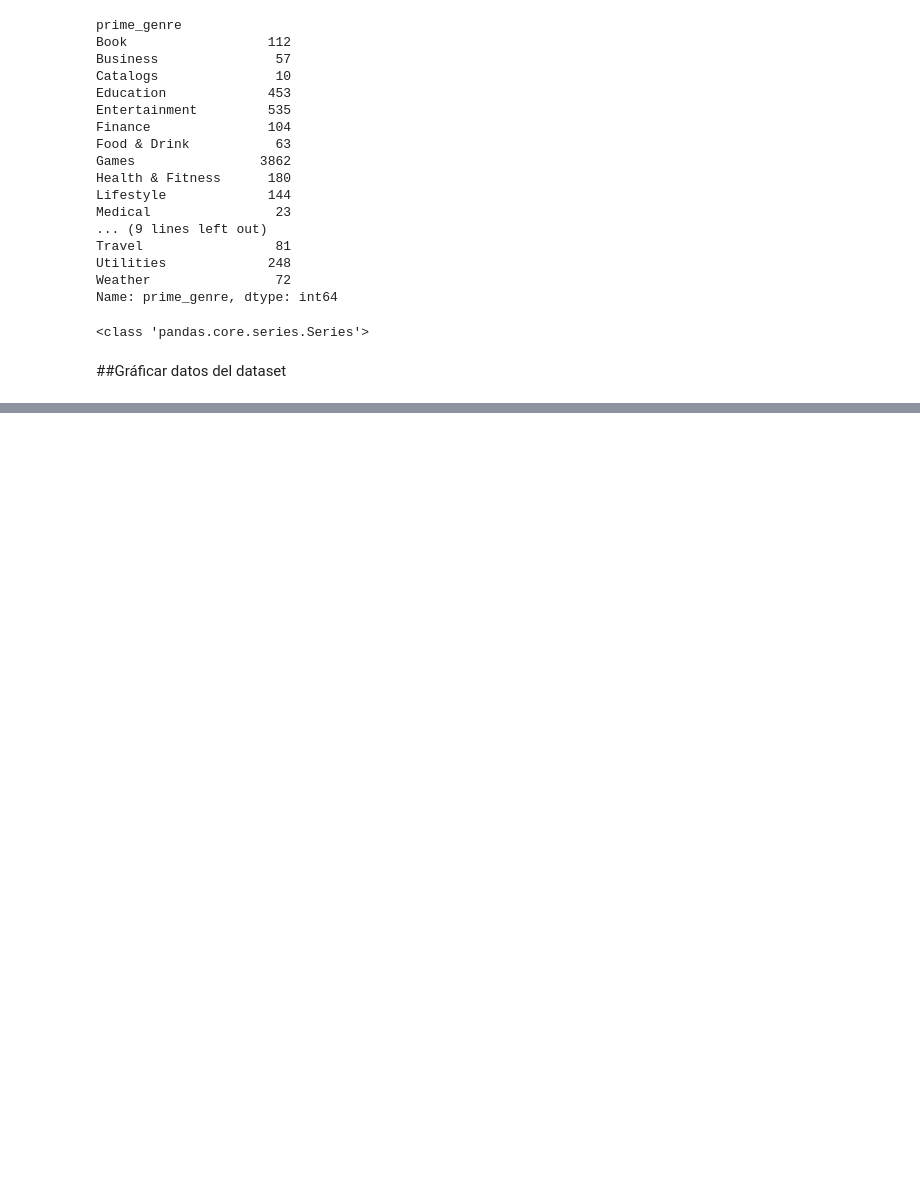
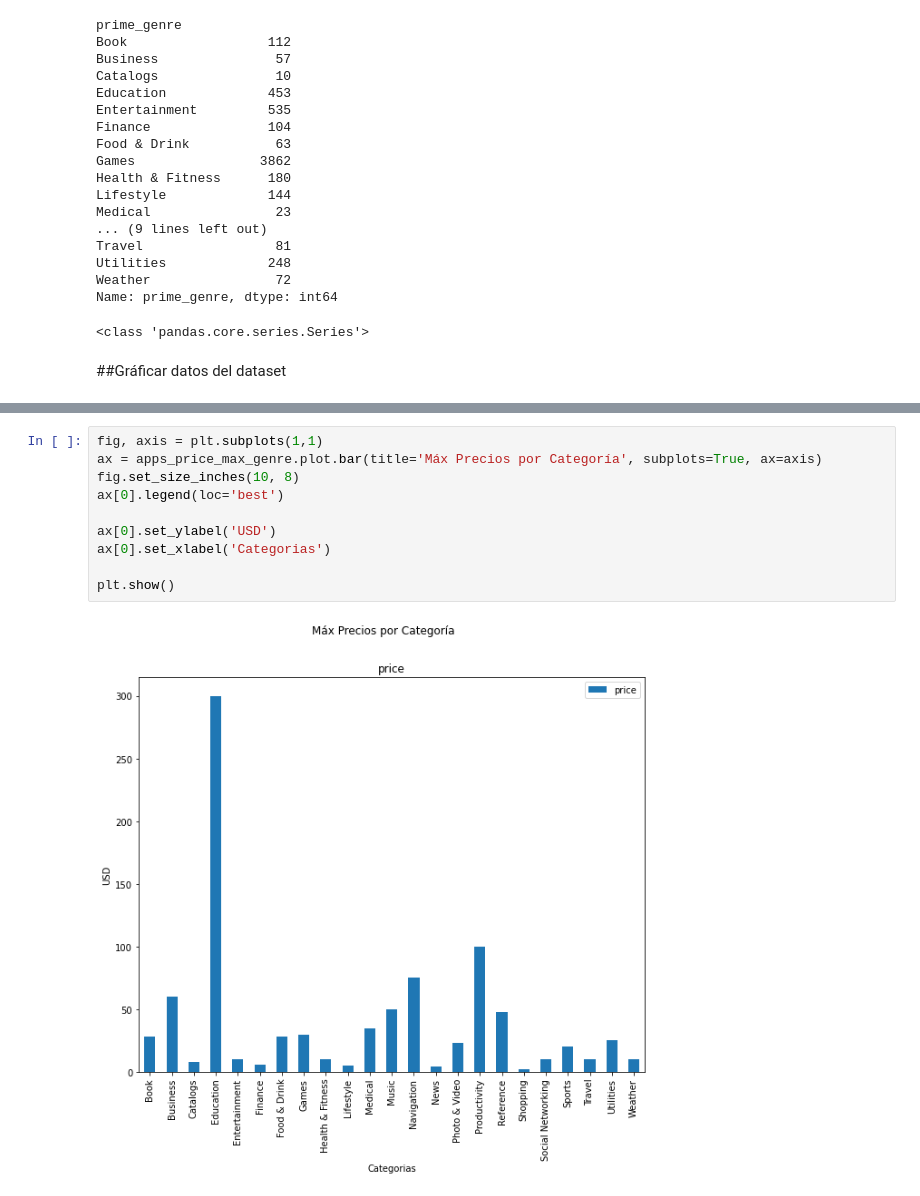
Before and after one commit to StevenMena/01MIAR_Python_IA, a Jupyter notebook: act/01MIAR_ACT_Final_Steeven_Mena.ipynb, the cells around one changed output, grey strips where cells are left out. Drawn from its saved outputs; the diff is of its cells as text; blank space fills up the shorter version.

```diff
--- a/act/01MIAR_ACT_Final_Steeven_Mena.ipynb
+++ b/act/01MIAR_ACT_Final_Steeven_Mena.ipynb
@@ -410,3 +399,15 @@ count_apps_by_genre.plot.pie(figsize=(70,20))
 plt.show()
 # %% [output]
 [figure]
+# %%
+fig, axis = plt.subplots(1,1)
+ax = apps_price_max_genre.plot.bar(title='Máx Precios por Categoría', subplots=True, ax=axis)
+fig.set_size_inches(10, 8)
+ax[0].legend(loc='best')
+
+ax[0].set_ylabel('USD')
+ax[0].set_xlabel('Categorias')
+
+plt.show()
+# %% [output]
+[figure, added]
```
Also changed, not shown: parts of 9 cells of this notebook.
